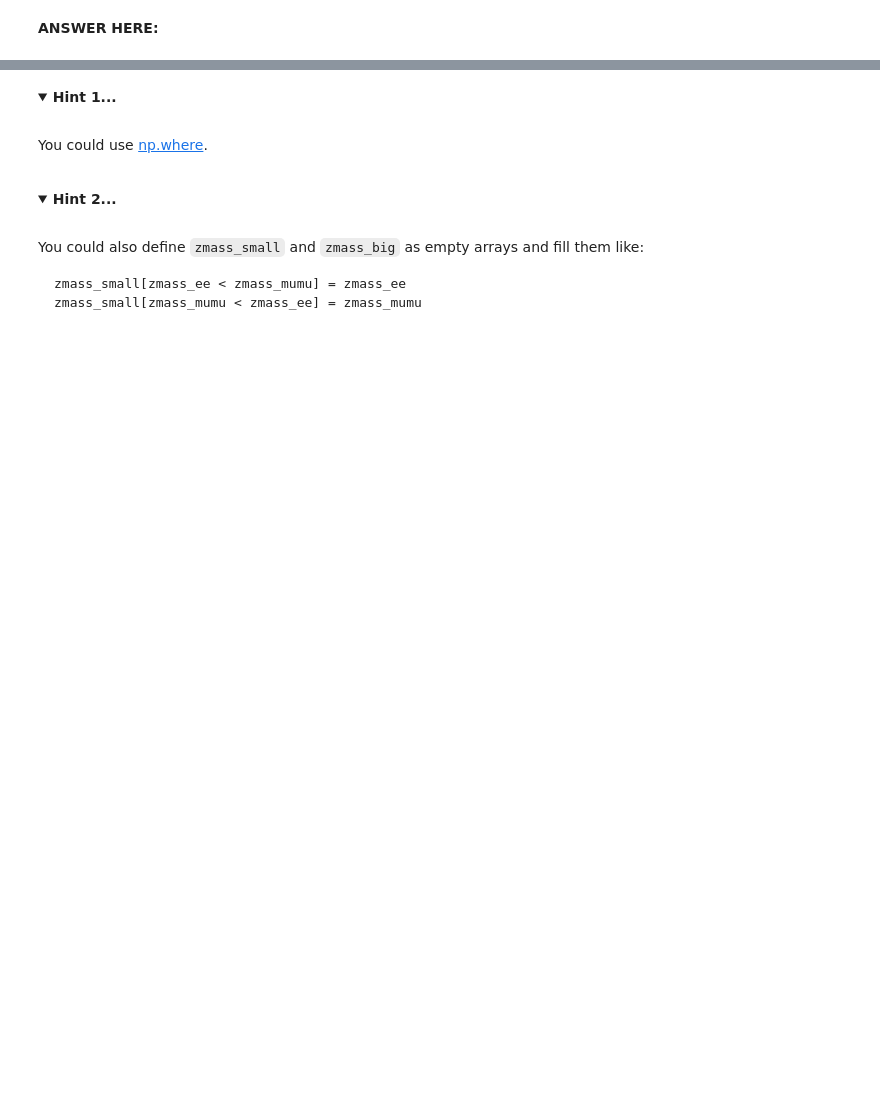
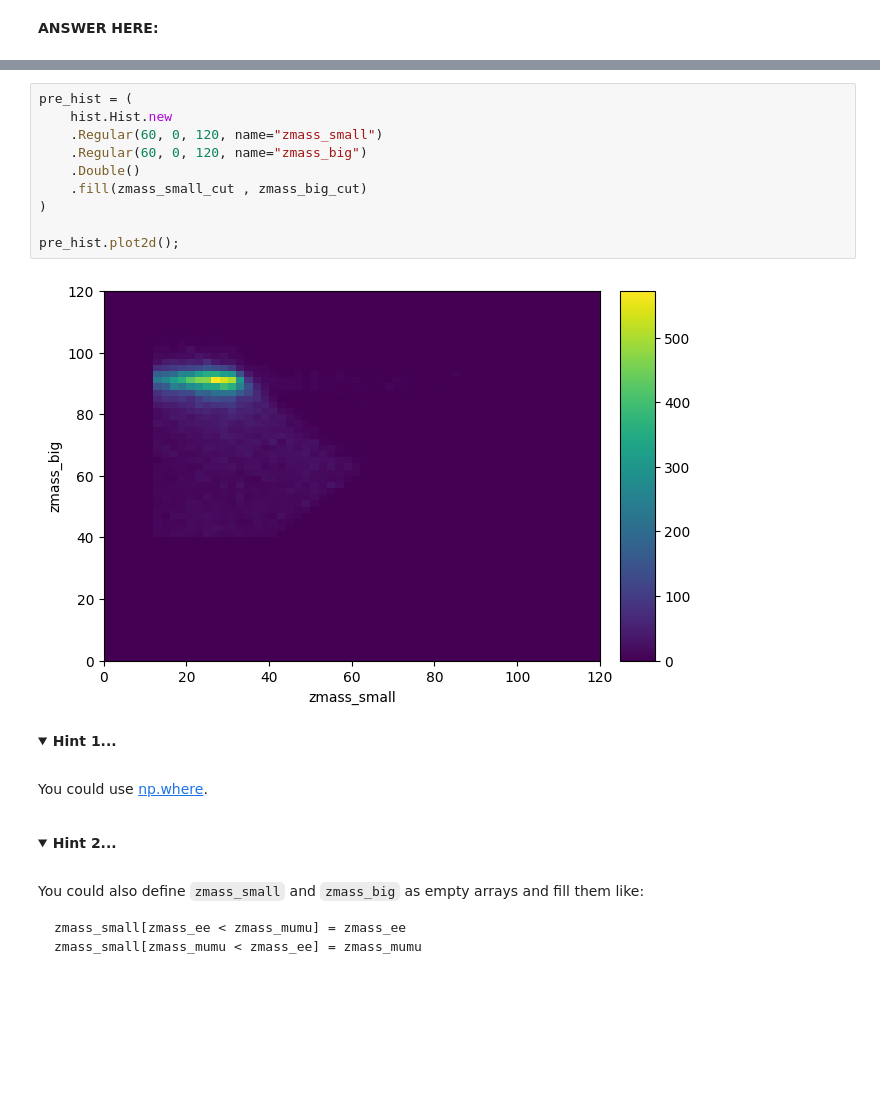
Before and after one commit to adithyap-code/2025-06-15-hsf-india-tutorial-bangalore, a Jupyter notebook: lesson-2-arrays/project-2-higgs.ipynb, the cells around one changed output, grey strips where cells are left out. Saved outputs shown, nothing was run; the diff lists cells and outputs as text; folded sections open; blank space fills up the shorter version.

```diff
--- a/lesson-2-arrays/project-2-higgs.ipynb
+++ b/lesson-2-arrays/project-2-higgs.ipynb
@@ -612,3 +644,15 @@ It should look like this (60 bins×60 bins):
+# %%
+pre_hist = (
+    hist.Hist.new
+    .Regular(60, 0, 120, name="zmass_small")
+    .Regular(60, 0, 120, name="zmass_big")
+    .Double()
+    .fill(zmass_small_cut , zmass_big_cut)
+)
+
+pre_hist.plot2d();
+# %% [output]
+[figure, added]
 # %% [markdown]
 <details>
     <summary><b>Hint 1...</b></summary>
```
Also changed, not shown: parts of 8 cells of this notebook.
